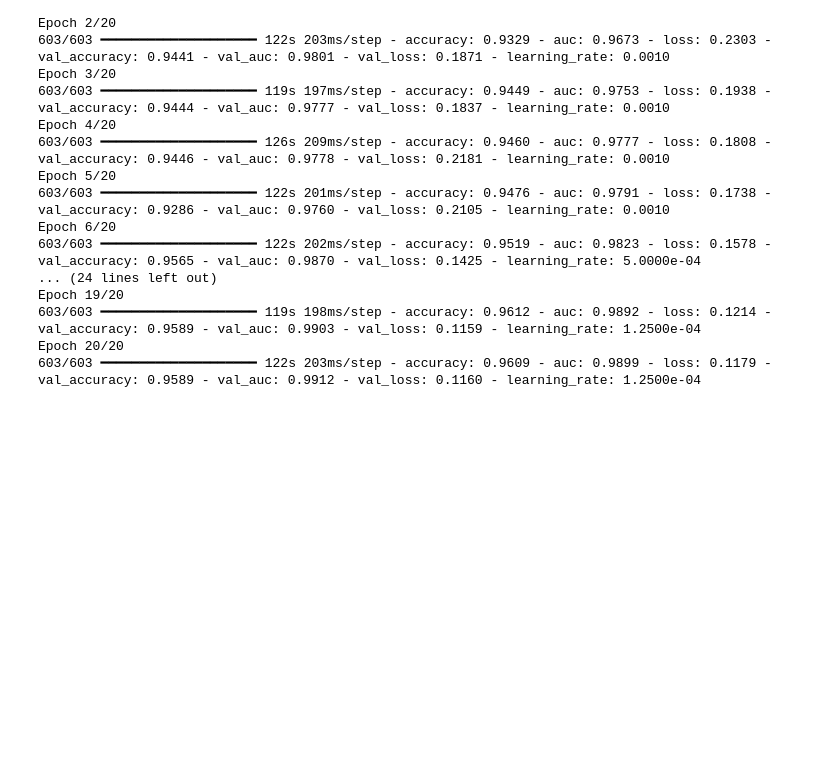
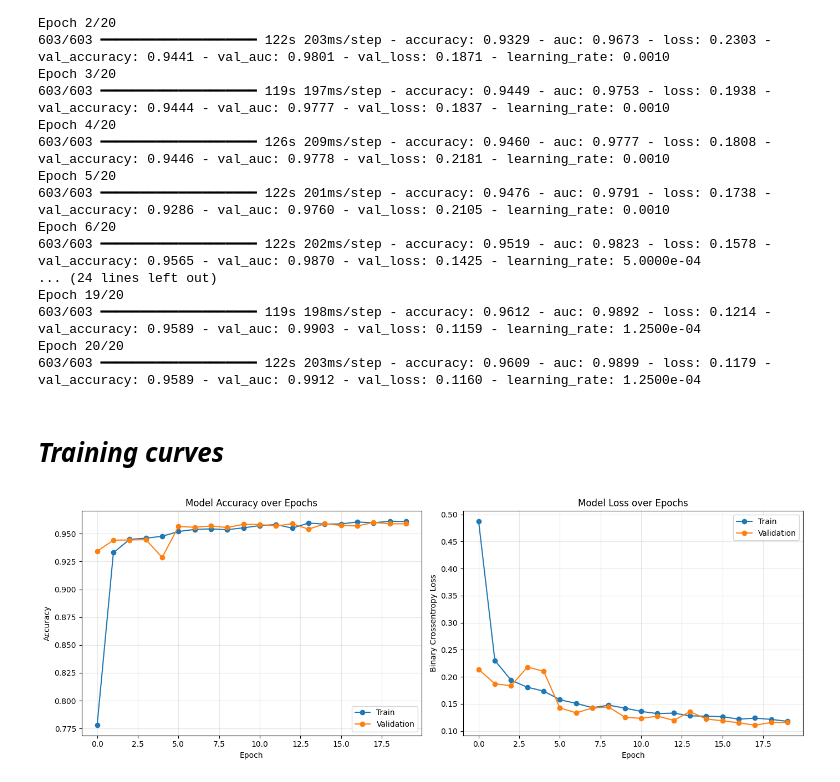
Before and after one commit to OvoFiona/CNN-Malaria-Detection-System, a Jupyter notebook: Model.ipynb, the cells around one changed output. Cells and saved outputs as stored; diff of their text form; code cells hidden in the pictures; blank space fills up the shorter version.

```diff
--- a/Model.ipynb
+++ b/Model.ipynb
@@ -632,3 +632,41 @@ Epoch 19/20
 603/603 ━━━━━━━━━━━━━━━━━━━━ 119s 198ms/step - accuracy: 0.9612 - auc: 0.9892 - loss: 0.1214 - val_accuracy: 0.9589 - val_auc: 0.9903 - val_loss: 0.1159 - learning_rate: 1.2500e-04
 Epoch 20/20
 603/603 ━━━━━━━━━━━━━━━━━━━━ 122s 203ms/step - accuracy: 0.9609 - auc: 0.9899 - loss: 0.1179 - val_accuracy: 0.9589 - val_auc: 0.9912 - val_loss: 0.1160 - learning_rate: 1.2500e-04
+# %% [markdown]
+# ***Training curves***
+# %%
+import matplotlib.pyplot as plt
+
+# --- Settings ---
+# Plot accuracy and loss side-by-side for both train and validation sets.
+# These curves are the primary visual evidence for (a) convergence,
+# (b) whether the model overfit, and (c) whether early stopping /
+# ReduceLROnPlateau worked as intended.
+#
+# The `history` object returned by model.fit() stores one value per epoch
+# for every metric we monitored, keyed by metric name.
+
+fig, ax = plt.subplots(1, 2, figsize=(14, 5))
+
+# --- Accuracy curve ---
+ax[0].plot(history.history['accuracy'],     label='Train',      marker='o')
+ax[0].plot(history.history['val_accuracy'], label='Validation', marker='o')
+ax[0].set_title('Model Accuracy over Epochs')
+ax[0].set_xlabel('Epoch')
+ax[0].set_ylabel('Accuracy')
+ax[0].legend()
+ax[0].grid(alpha=0.3)
+
+# --- Loss curve ---
+ax[1].plot(history.history['loss'],     label='Train',      marker='o')
+ax[1].plot(history.history['val_loss'], label='Validation', marker='o')
+ax[1].set_title('Model Loss over Epochs')
+ax[1].set_xlabel('Epoch')
+ax[1].set_ylabel('Binary Crossentropy Loss')
+ax[1].legend()
+ax[1].grid(alpha=0.3)
+
+plt.tight_layout()
+plt.show()
+# %% [output]
+[figure, added]
```
